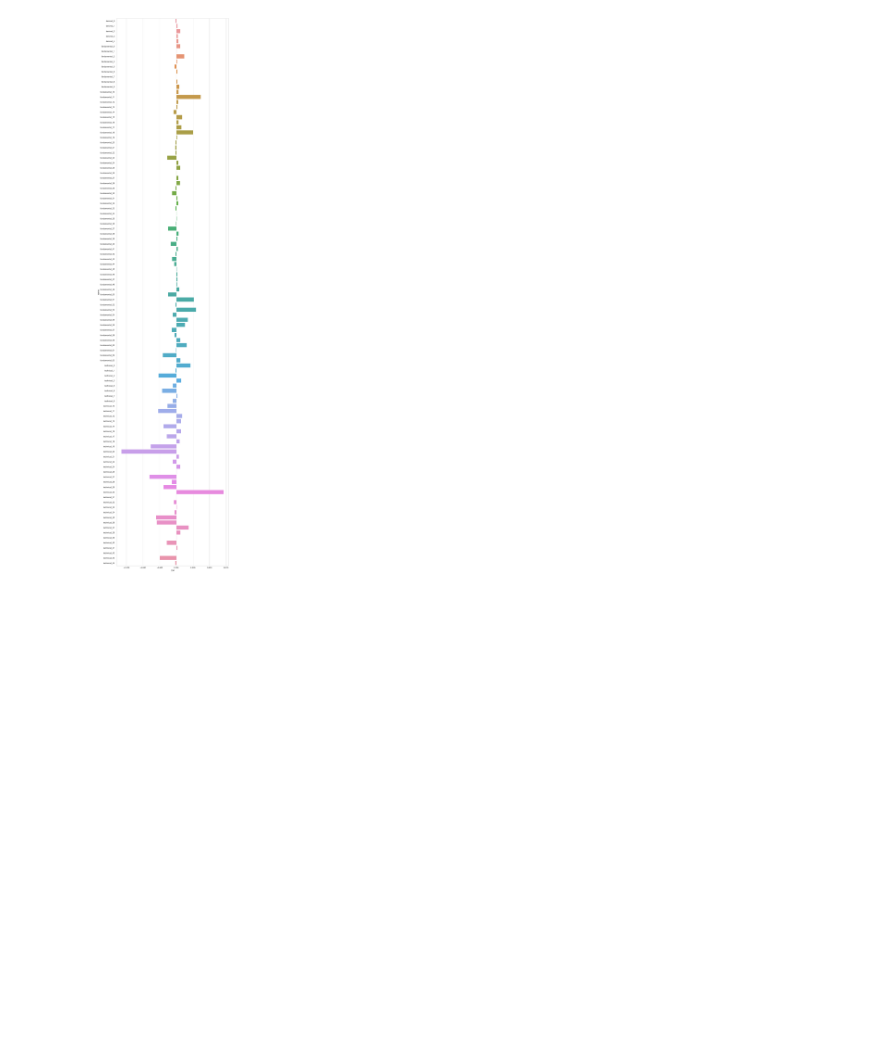
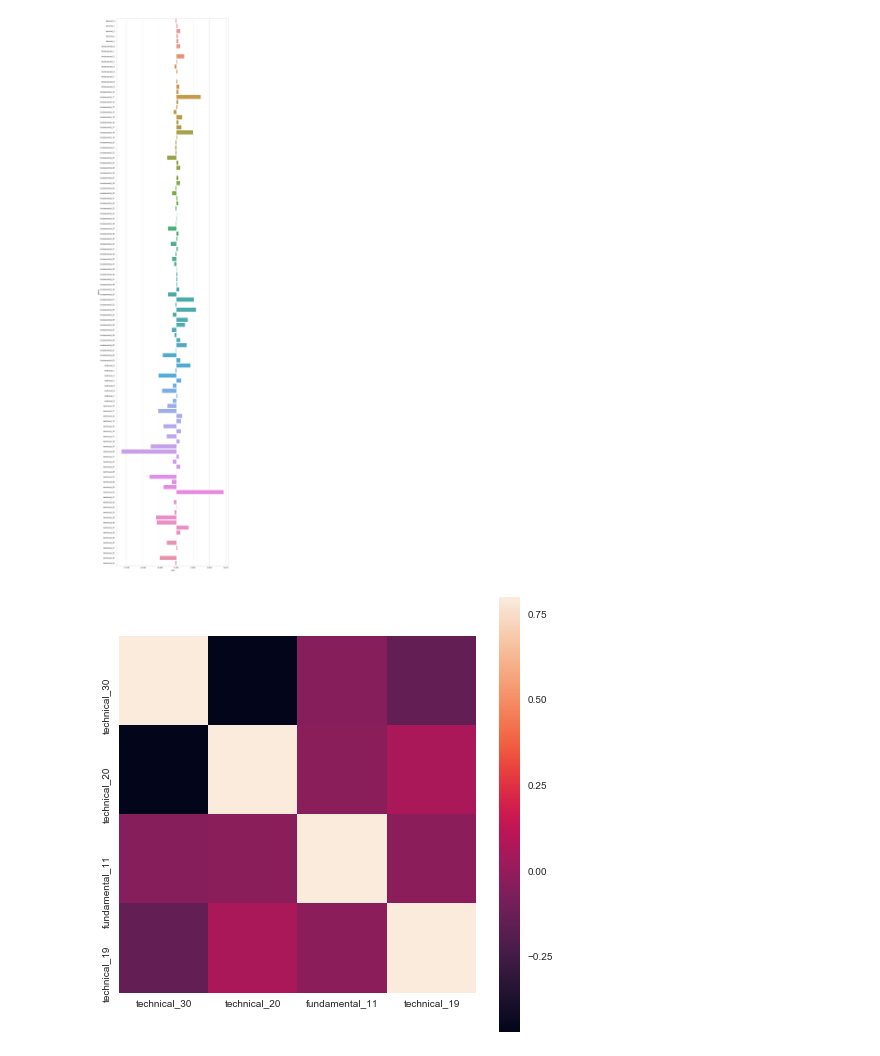
Before and after one commit to yukinagae/two_sigma_financial_modeling_challenge, a Jupyter notebook: eda.ipynb, the cells around one changed output. Saved outputs shown, nothing was run; the diff lists cells and outputs as text; code cells hidden in the pictures; blank space fills up the shorter version.

```diff
--- a/eda.ipynb
+++ b/eda.ipynb
@@ -257,5 +257,11 @@ plt.show()
 # %%
 cols_to_use = ['technical_30', 'technical_20', 'fundamental_11', 'technical_19']
 
 temp_train = train[cols_to_use]
-corrmat = temp_train
+corrmat = temp_train.corr(method="spearman")
+f, ax = plt.subplots(figsize=(8, 8))
+
+sns.heatmap(corrmat, vmax=.8, square=True)
+plt.show()
+# %% [output]
+[figure, added]
```
